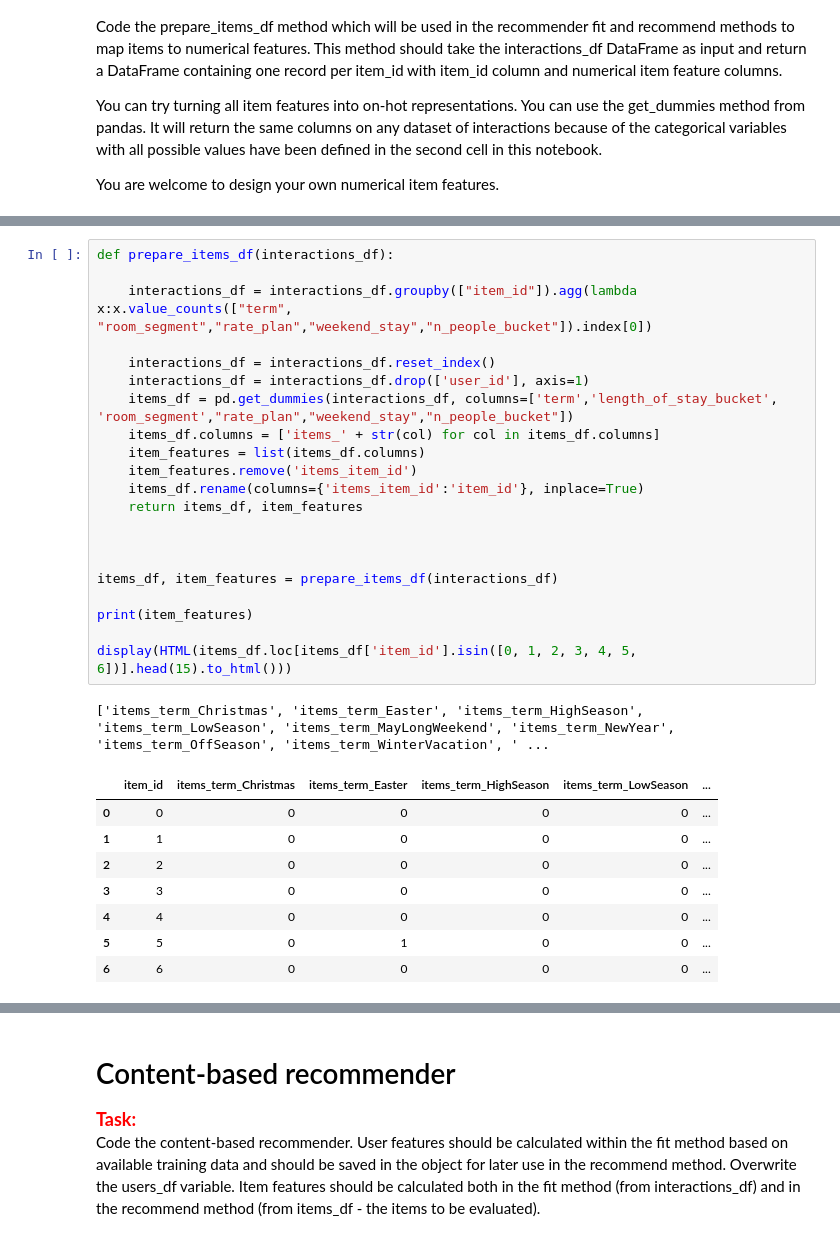
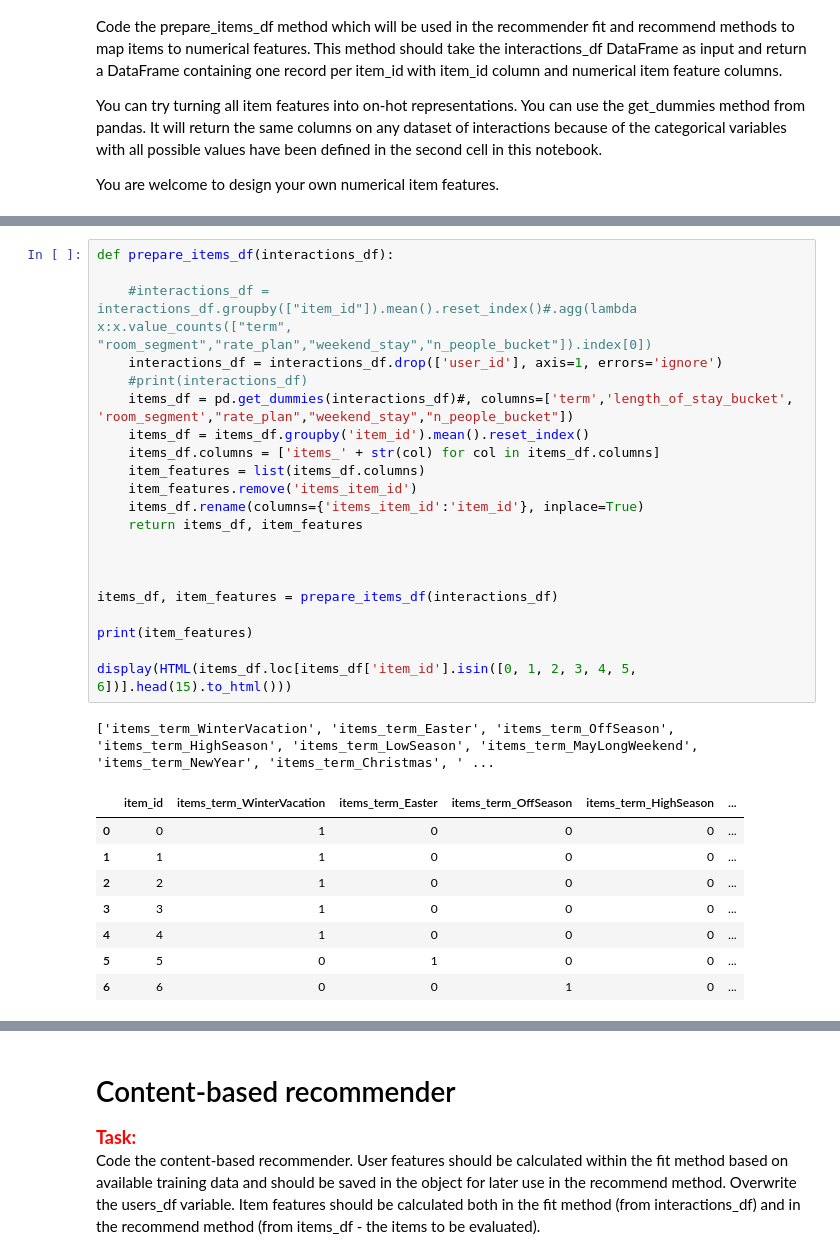
Before and after one commit to MichalMaciaszek/Hotel_recommender_project, a Jupyter notebook: project_1_recommender_and_evaluation.ipynb, the cells around one changed output, grey strips where cells are left out. Drawn from its saved outputs; the diff is of its cells as text.

```diff
--- a/project_1_recommender_and_evaluation.ipynb
+++ b/project_1_recommender_and_evaluation.ipynb
@@ -130,31 +154,31 @@ You are welcome to design your own numerical item features.
 # %%
 def prepare_items_df(interactions_df):
 
-    interactions_df = interactions_df.groupby(["item_id"]).agg(lambda x:x.value_counts(["term", "room_segment","rate_plan","weekend_stay","n_people_bucket"]).index[0])
-
-    interactions_df = interactions_df.reset_index()
-    interactions_df = interactions_df.drop(['user_id'], axis=1)
-    items_df = pd.get_dummies(interactions_df, columns=['term','length_of_stay_bucket', 'room_segment',"rate_plan","weekend_stay","n_people_bucket"])
+    #interactions_df = interactions_df.groupby(["item_id"]).mean().reset_index()#.agg(lambda x:x.value_counts(["term", "room_segment","rate_plan","weekend_stay","n_people_bucket"]).index[0])
+    interactions_df = interactions_df.drop(['user_id'], axis=1, errors='ignore')
+    #print(interactions_df)
+    items_df = pd.get_dummies(interactions_df)#, columns=['term','length_of_stay_bucket', 'room_segment',"rate_plan","weekend_stay","n_people_bucket"])
+    items_df = items_df.groupby('item_id').mean().reset_index()
     items_df.columns = ['items_' + str(col) for col in items_df.columns]
     item_features = list(items_df.columns)
     item_features.remove('items_item_id')
     items_df.rename(columns={'items_item_id':'item_id'}, inplace=True)
     return items_df, item_features
 
 
 
 items_df, item_features = prepare_items_df(interactions_df)
 
 print(item_features)
 
 display(HTML(items_df.loc[items_df['item_id'].isin([0, 1, 2, 3, 4, 5, 6])].head(15).to_html()))
 # %% [output]
-['items_term_Christmas', 'items_term_Easter', 'items_term_HighSeason', 'items_term_LowSeason', 'items_term_MayLongWeekend', 'items_term_NewYear', 'items_term_OffSeason', 'items_term_WinterVacation', ' ...
+['items_term_WinterVacation', 'items_term_Easter', 'items_term_OffSeason', 'items_term_HighSeason', 'items_term_LowSeason', 'items_term_MayLongWeekend', 'items_term_NewYear', 'items_term_Christmas', ' ...
-|  | item_id | items_term_Christmas | items_term_Easter | items_term_HighSeason | items_term_LowSeason | ... |
-| 0 | 0 | 0 | 0 | 0 | 0 | ... |
-| 1 | 1 | 0 | 0 | 0 | 0 | ... |
-| 2 | 2 | 0 | 0 | 0 | 0 | ... |
-| 3 | 3 | 0 | 0 | 0 | 0 | ... |
-| 4 | 4 | 0 | 0 | 0 | 0 | ... |
+|  | item_id | items_term_WinterVacation | items_term_Easter | items_term_OffSeason | items_term_HighSeason | ... |
+| 0 | 0 | 1 | 0 | 0 | 0 | ... |
+| 1 | 1 | 1 | 0 | 0 | 0 | ... |
+| 2 | 2 | 1 | 0 | 0 | 0 | ... |
+| 3 | 3 | 1 | 0 | 0 | 0 | ... |
+| 4 | 4 | 1 | 0 | 0 | 0 | ... |
 | 5 | 5 | 0 | 1 | 0 | 0 | ... |
-| 6 | 6 | 0 | 0 | 0 | 0 | ... |
+| 6 | 6 | 0 | 0 | 1 | 0 | ... |
```
Also changed, not shown: parts of 20 cells of this notebook.
